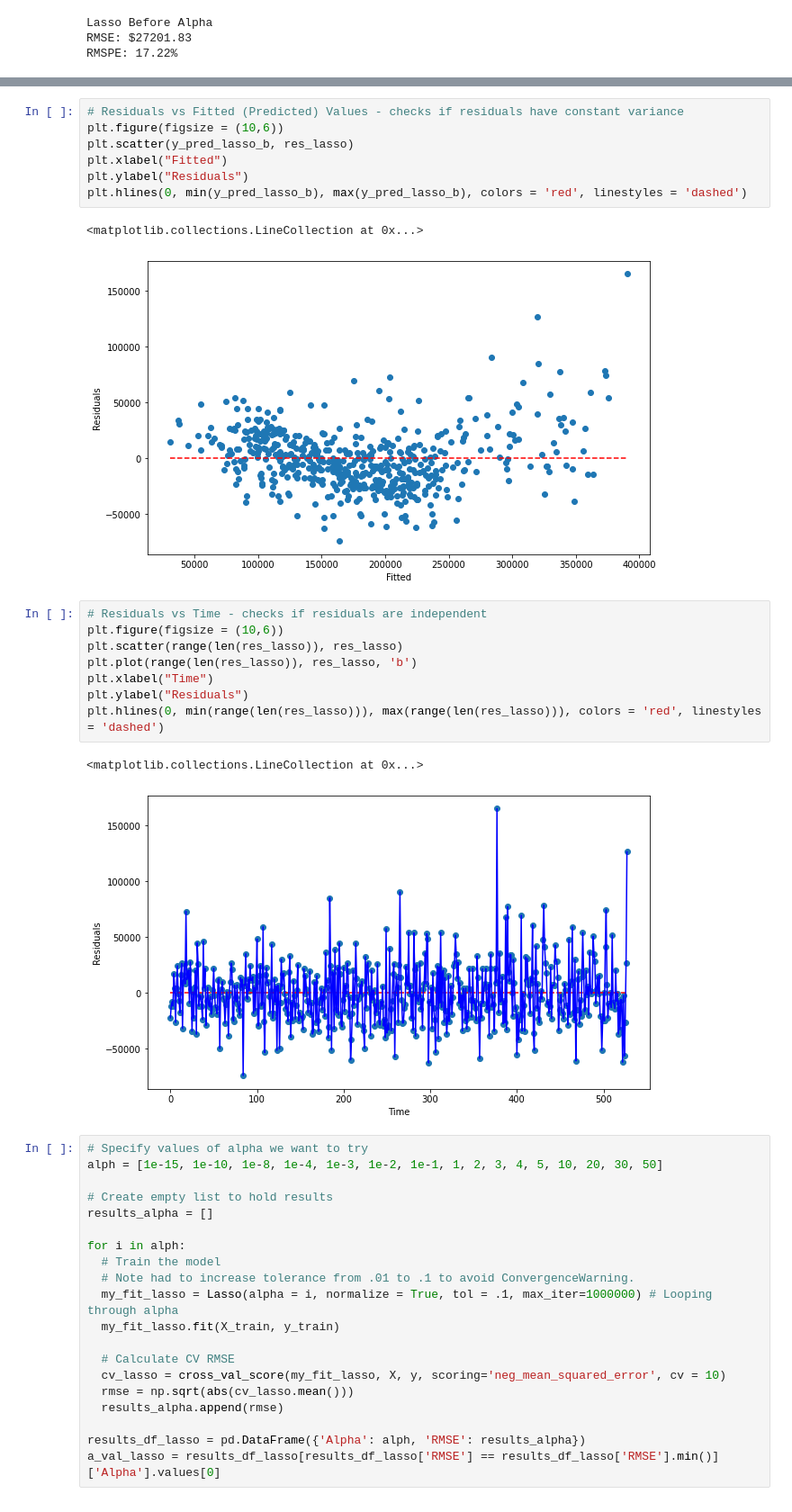
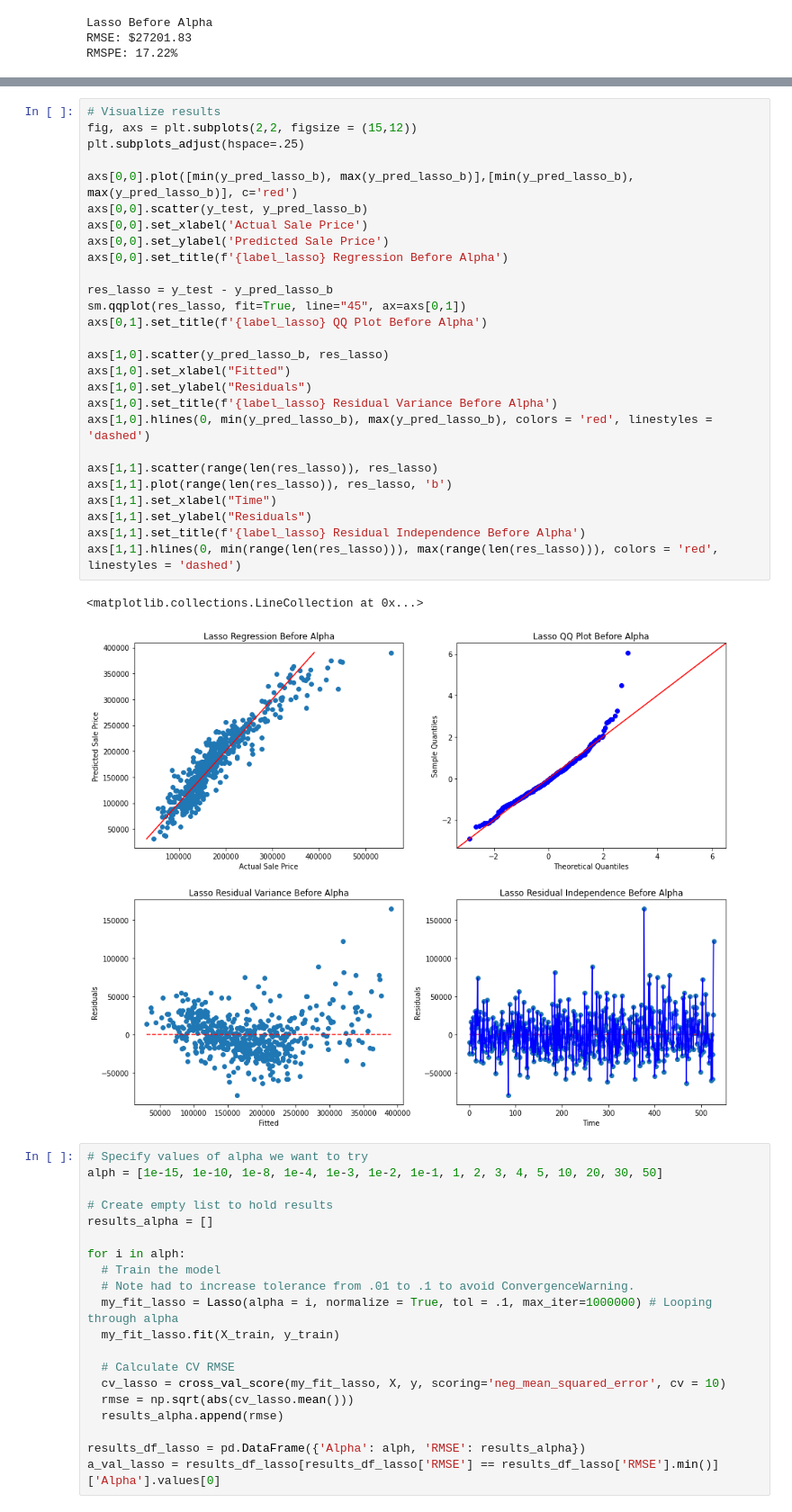
Before and after one commit to cfcastillo/DS-6-Notebooks, a Jupyter notebook: Project_2_Notebook_cfc.ipynb, the cells around one changed output, grey strips where cells are left out. Shown at 90% size. Drawn from its saved outputs; the diff is of its cells as text.

```diff
--- a/Project_2_Notebook_cfc.ipynb
+++ b/Project_2_Notebook_cfc.ipynb
@@ -885,24 +871,33 @@ plt.show()
-# %%
-# Residuals vs Fitted (Predicted) Values - checks if residuals have constant variance
-plt.figure(figsize = (10,6))
-plt.scatter(y_pred_lasso_b, res_lasso)
-plt.xlabel("Fitted")
-plt.ylabel("Residuals")
-plt.hlines(0, min(y_pred_lasso_b), max(y_pred_lasso_b), colors = 'red', linestyles = 'dashed')
-# %% [output]
-<matplotlib.collections.LineCollection at 0x...>
-[figure, removed]
-# %%
-# Residuals vs Time - checks if residuals are independent
-plt.figure(figsize = (10,6))
-plt.scatter(range(len(res_lasso)), res_lasso)
-plt.plot(range(len(res_lasso)), res_lasso, 'b')
-plt.xlabel("Time")
-plt.ylabel("Residuals")
-plt.hlines(0, min(range(len(res_lasso))), max(range(len(res_lasso))), colors = 'red', linestyles = 'dashed')
-# %% [output]
-<matplotlib.collections.LineCollection at 0x...>
-[figure, removed]
+# %%
+# Visualize results
+fig, axs = plt.subplots(2,2, figsize = (15,12))
+plt.subplots_adjust(hspace=.25)
+
+axs[0,0].plot([min(y_pred_lasso_b), max(y_pred_lasso_b)],[min(y_pred_lasso_b), max(y_pred_lasso_b)], c='red')
+axs[0,0].scatter(y_test, y_pred_lasso_b)
+axs[0,0].set_xlabel('Actual Sale Price')
+axs[0,0].set_ylabel('Predicted Sale Price')
+axs[0,0].set_title(f'{label_lasso} Regression Before Alpha')
+
+res_lasso = y_test - y_pred_lasso_b
+sm.qqplot(res_lasso, fit=True, line="45", ax=axs[0,1])
+axs[0,1].set_title(f'{label_lasso} QQ Plot Before Alpha')
+
+axs[1,0].scatter(y_pred_lasso_b, res_lasso)
+axs[1,0].set_xlabel("Fitted")
+axs[1,0].set_ylabel("Residuals")
+axs[1,0].set_title(f'{label_lasso} Residual Variance Before Alpha')
+axs[1,0].hlines(0, min(y_pred_lasso_b), max(y_pred_lasso_b), colors = 'red', linestyles = 'dashed')
+
+axs[1,1].scatter(range(len(res_lasso)), res_lasso)
+axs[1,1].plot(range(len(res_lasso)), res_lasso, 'b')
+axs[1,1].set_xlabel("Time")
+axs[1,1].set_ylabel("Residuals")
+axs[1,1].set_title(f'{label_lasso} Residual Independence Before Alpha')
+axs[1,1].hlines(0, min(range(len(res_lasso))), max(range(len(res_lasso))), colors = 'red', linestyles = 'dashed')
+# %% [output]
+<matplotlib.collections.LineCollection at 0x...>
+[figure, added]
 # %%
 # Specify values of alpha we want to try
 alph = [1e-15, 1e-10, 1e-8, 1e-4, 1e-3, 1e-2, 1e-1, 1, 2, 3, 4, 5, 10, 20, 30, 50]
```
Also changed, not shown: parts of 19 cells of this notebook.
